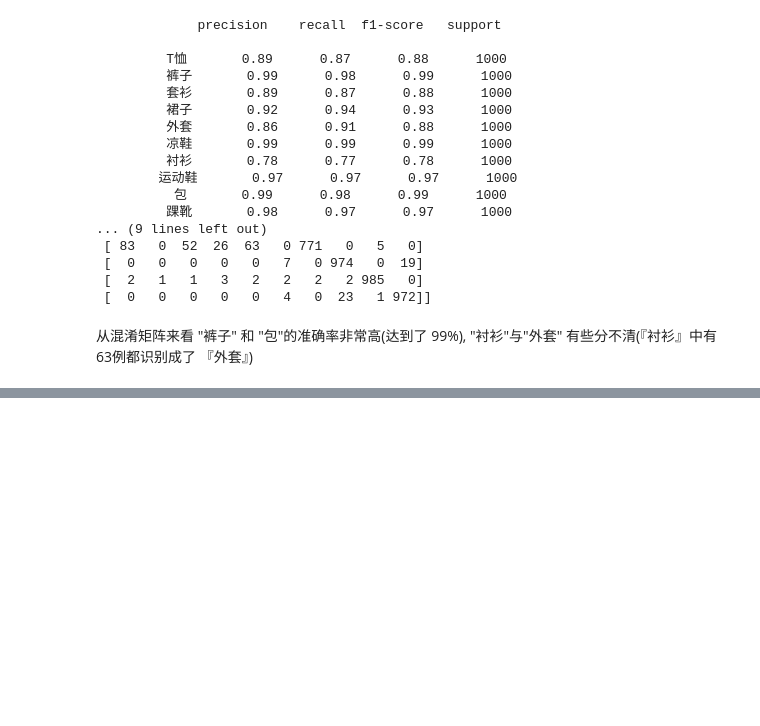
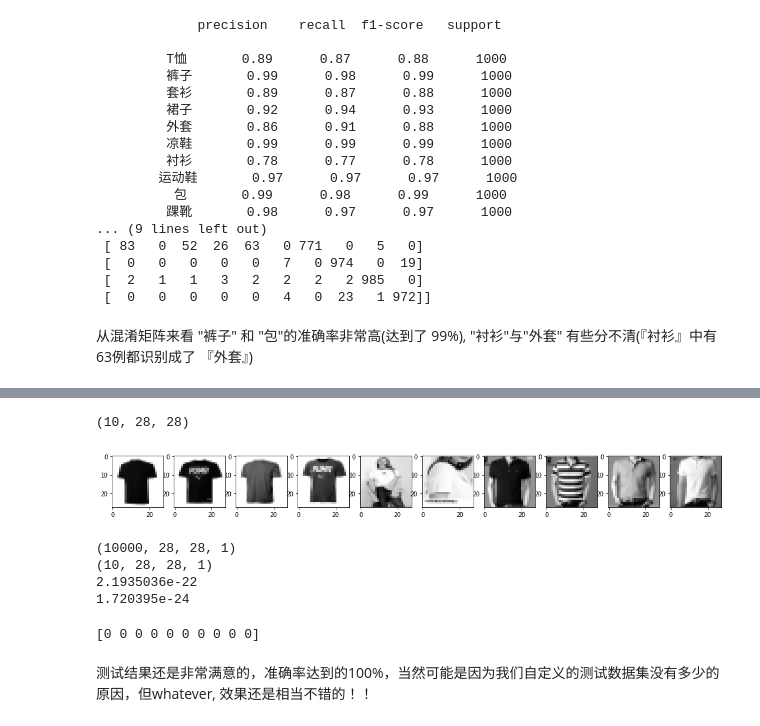
Before and after one commit to yorkLiu/AILab, a Jupyter notebook: keras/基于keras的Fashion_MNIST数据集的神经网络(CNN).ipynb, the cells around one changed output, grey strips where cells are left out. Cells and saved outputs as stored; diff of their text form; code cells hidden in the pictures; blank space fills up the shorter version.

Commit message:
add 如何用Paython制作自己的图片数据集 and update 基于keras的Fashion_MNIST数据集的神经网络(CNN)

```diff
--- a/keras/基于keras的Fashion_MNIST数据集的神经网络(CNN).ipynb
+++ b/keras/基于keras的Fashion_MNIST数据集的神经网络(CNN).ipynb
@@ -262,0 +281,36 @@ print confusion_matrix(y_test_classes, y_pred_classes)
+# %%
+my_fashion_test_data = np.load('../data/my-dataset-images/My_Fashion_MNIST')
+print my_fashion_test_data.shape
+# %% [output]
+(10, 28, 28)
+# %%
+n = my_fashion_test_data.shape[0]
+
+plt.figure(figsize=(18,10))
+for i in range(n):
+    plt.subplot(1,n,i+1)
+    plt.imshow(my_fashion_test_data[i], cmap='gray')
+
+plt.show()
+# %% [output]
+[figure, added]
+# %%
+print X_test.shape
+
+# 将数据二值化
+# 这一步非常重要，不然会影响模型的结果
+my_fashion_test_data = my_fashion_test_data/255
+
+# 因为 X_test 的shape是 (10000, 28, 28, 1)即: 10000 samples, 每个样本都是 28x28x1 的 (28 x 28 大小),
+# 只有1个通道(即灰度图像)
+# 因此，我们自己的数据集也要按照这样的格式来reshape一下
+my_X_test = my_fashion_test_data.reshape(-1, 28, 28, 1).astype(np.float32)
+
+print my_X_test.shape
+print my_X_test.max()
+print my_X_test.min()
+# %% [output]
+(10000, 28, 28, 1)
+(10, 28, 28, 1)
+2.1935036e-22
+1.720395e-24
@@ -262,0 +319,9 @@ print confusion_matrix(y_test_classes, y_pred_classes)
+# %%
+#print m_y_pred
+m_y_classes = np.argmax(m_y_pred, axis=1)
+# print m_y_test_classes
+print m_y_classes
+# %% [output]
+[0 0 0 0 0 0 0 0 0 0]
+# %% [markdown]
+测试结果还是非常满意的，准确率达到的100%，当然可能是因为我们自定义的测试数据集没有多少的原因，但whatever, 效果还是相当不错的！！
```
Also changed, not shown: parts of 7 cells of this notebook, 23 other files.
